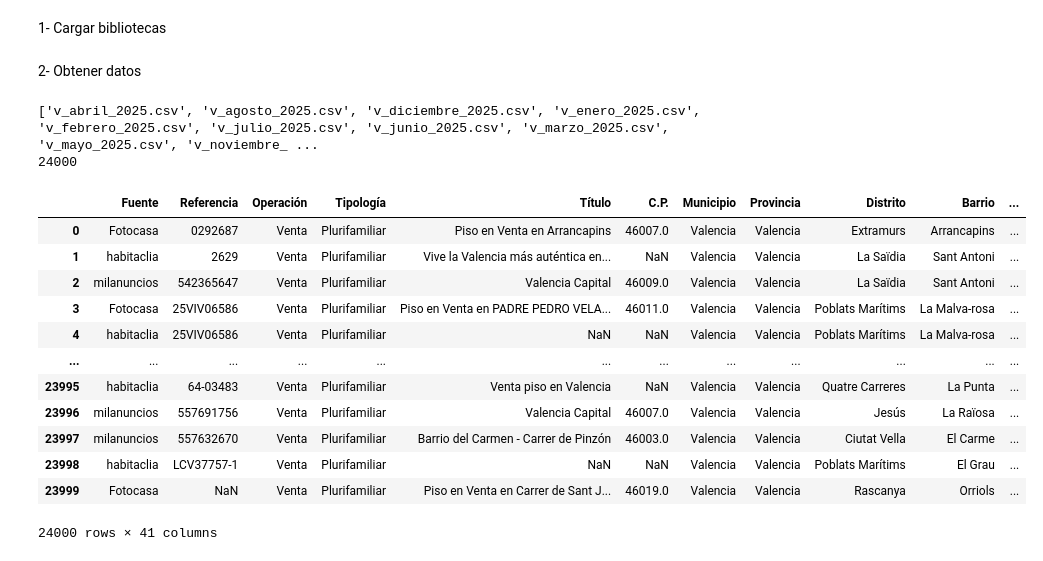
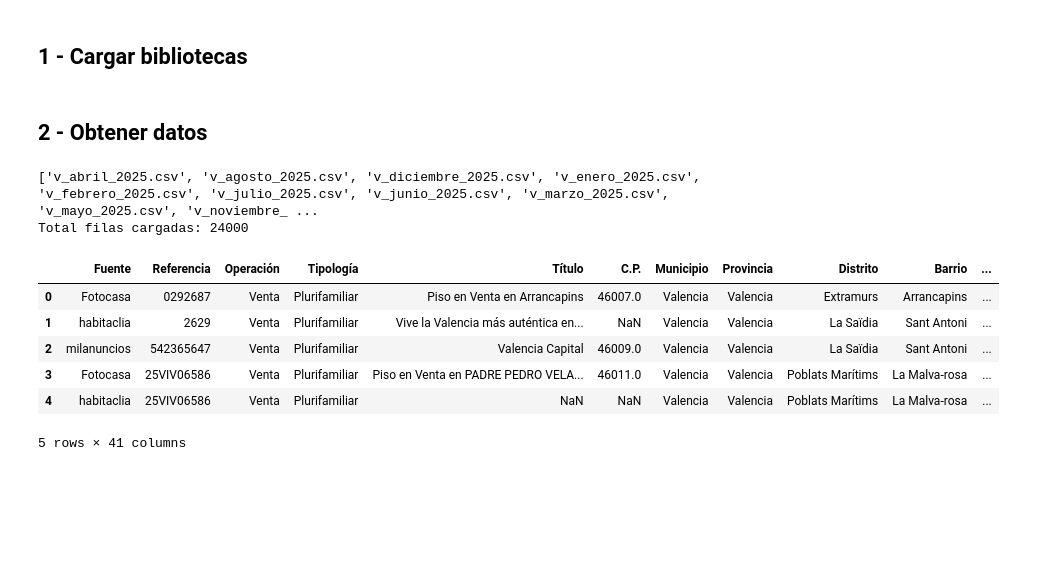
Before and after one commit to Apriroca/ML_Prediccion_Vivienda_Valencia, a Jupyter notebook: main.ipynb, the cells around one changed output. Cells and saved outputs as stored; diff of their text form; code cells hidden in the pictures; blank space fills up the shorter version.

```diff
--- a/main.ipynb
+++ b/main.ipynb
@@ -1,2 +1,2 @@
 # %% [markdown]
-1- Cargar bibliotecas
+## 1 - Cargar bibliotecas
@@ -12,34 +20,25 @@ from sklearn.model_selection import train_test_split
 # %% [markdown]
-2- Obtener datos
+## 2 - Obtener datos
 # %%
-ruta= "./src/data_sample/ventas/"
+ruta = "./src/data_sample/ventas/"
 
-archivos_alquiler= list(os.listdir(ruta))
-print(archivos_alquiler)
-dfs={}
+archivos = [f for f in os.listdir(ruta) if f.endswith('.csv')]
+print(archivos)
 
-for fichero in archivos_alquiler:
-    nombre_df= fichero
-    ruta_fichero= ruta+fichero
-    df= pd.read_csv(ruta_fichero)
-    dfs[fichero]= df
-df_total_ventas= pd.concat(dfs.values(), ignore_index=True)
+dfs = {}
+for fichero in archivos:
+    dfs[fichero] = pd.read_csv(ruta + fichero)
 
-print(len(df_total_ventas))
-df_total_ventas
+df = pd.concat(dfs.values(), ignore_index=True)
+print(f'Total filas cargadas: {len(df)}')
+df.head()
 # %% [output]
 ['v_abril_2025.csv', 'v_agosto_2025.csv', 'v_diciembre_2025.csv', 'v_enero_2025.csv', 'v_febrero_2025.csv', 'v_julio_2025.csv', 'v_junio_2025.csv', 'v_marzo_2025.csv', 'v_mayo_2025.csv', 'v_noviembre_ ...
-24000
+Total filas cargadas: 24000
 |  | Fuente | Referencia | Operación | Tipología | Título | C.P. | Municipio | Provincia | Distrito | Barrio | ... |
 | 0 | Fotocasa | 0292687 | Venta | Plurifamiliar | Piso en Venta en Arrancapins | 46007.0 | Valencia | Valencia | Extramurs | Arrancapins | ... |
 | 1 | habitaclia | 2629 | Venta | Plurifamiliar | Vive la Valencia más auténtica en... | NaN | Valencia | Valencia | La Saïdia | Sant Antoni | ... |
 | 2 | milanuncios | 542365647 | Venta | Plurifamiliar | Valencia Capital | 46009.0 | Valencia | Valencia | La Saïdia | Sant Antoni | ... |
 | 3 | Fotocasa | 25VIV06586 | Venta | Plurifamiliar | Piso en Venta en PADRE PEDRO VELA... | 46011.0 | Valencia | Valencia | Poblats Marítims | La Malva-rosa | ... |
 | 4 | habitaclia | 25VIV06586 | Venta | Plurifamiliar | NaN | NaN | Valencia | Valencia | Poblats Marítims | La Malva-rosa | ... |
-| ... | ... | ... | ... | ... | ... | ... | ... | ... | ... | ... | ... |
-| 23995 | habitaclia | 64-03483 | Venta | Plurifamiliar | Venta piso en Valencia | NaN | Valencia | Valencia | Quatre Carreres | La Punta | ... |
-| 23996 | milanuncios | 557691756 | Venta | Plurifamiliar | Valencia Capital | 46007.0 | Valencia | Valencia | Jesús | La Raïosa | ... |
-| 23997 | milanuncios | 557632670 | Venta | Plurifamiliar | Barrio del Carmen - Carrer de Pinzón | 46003.0 | Valencia | Valencia | Ciutat Vella | El Carme | ... |
-| 23998 | habitaclia | LCV37757-1 | Venta | Plurifamiliar | NaN | NaN | Valencia | Valencia | Poblats Marítims | El Grau | ... |
-| 23999 | Fotocasa | NaN | Venta | Plurifamiliar | Piso en Venta en Carrer de Sant J... | 46019.0 | Valencia | Valencia | Rascanya | Orriols | ... |
-24000 rows × 41 columns
+5 rows × 41 columns
```
Also changed, not shown: parts of 95 cells of this notebook, 12 other files.
